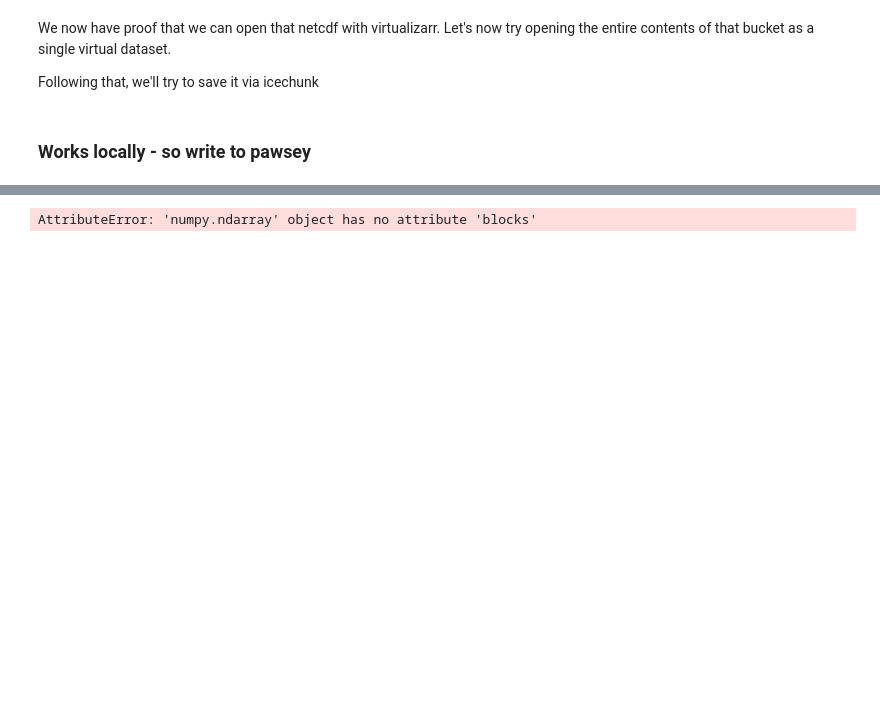
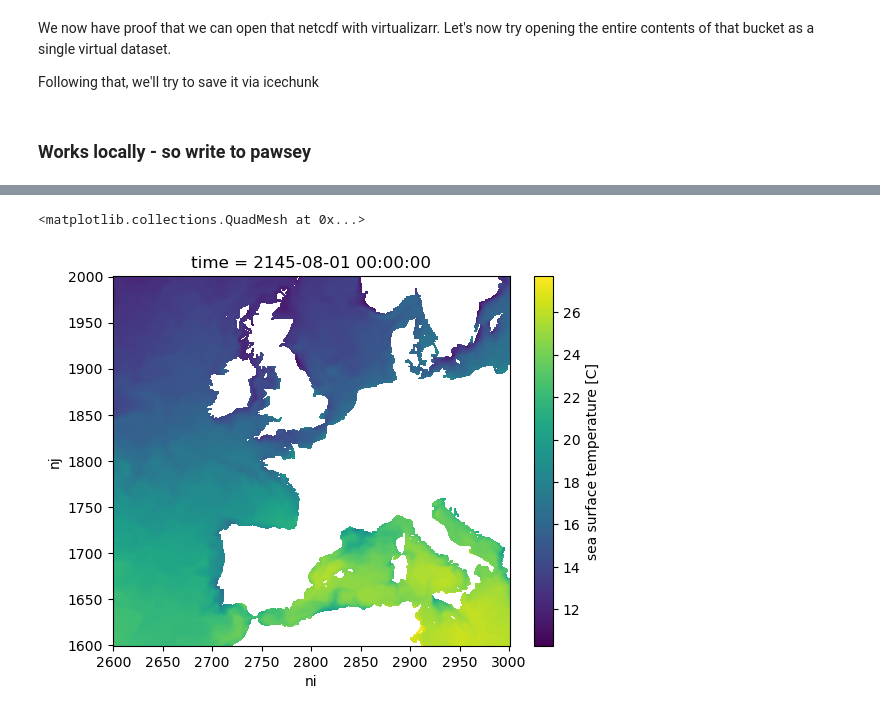
Before and after one commit to charles-turner-1/PawseyVirtualisationTests, a Jupyter notebook: pawsey/vz_01deg.ipynb, the cells around one changed output, grey strips where cells are left out. Cells and saved outputs as stored; diff of their text form; code cells hidden in the pictures; blank space fills up the shorter version.

```diff
--- a/pawsey/vz_01deg.ipynb
+++ b/pawsey/vz_01deg.ipynb
@@ -433,5 +378,5 @@ Coordinates:
 # %%
-import matplotlib.pyplot as plt
-ds['sst_m'].data.blocks[0,0,0]
+ds['sst_m'].isel(time=0).sel(ni=slice(2600,3000), nj=slice(1600,2000)).plot()
 # %% [output]
-AttributeError: 'numpy.ndarray' object has no attribute 'blocks'
+<matplotlib.collections.QuadMesh at 0x...>
+[figure, added]
```
Also changed, not shown: parts of 21 cells of this notebook, 3 other files.
